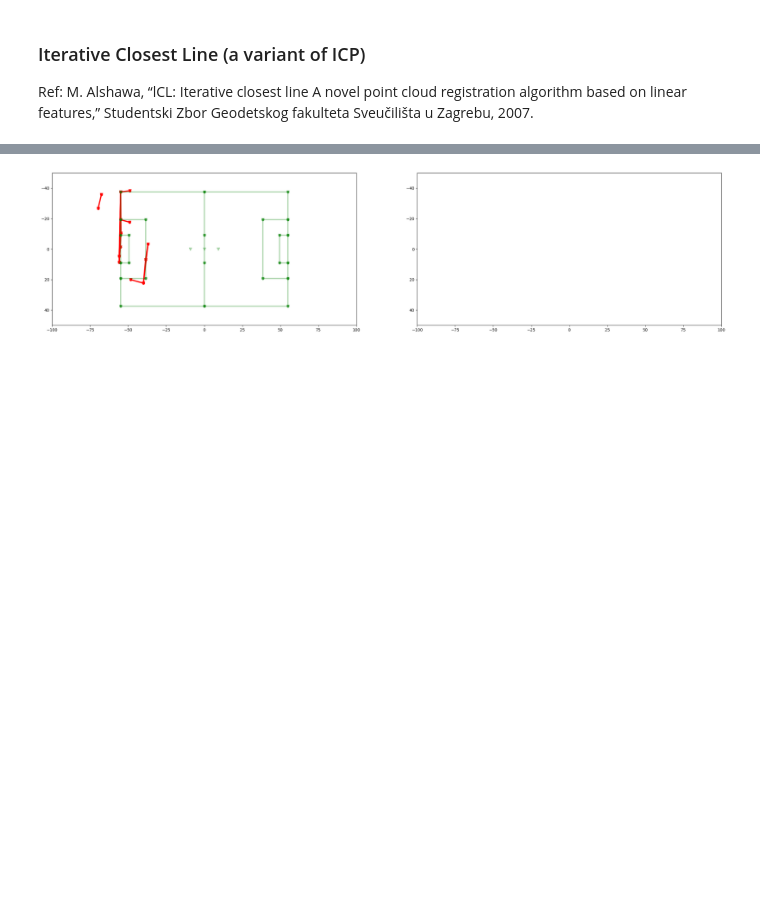
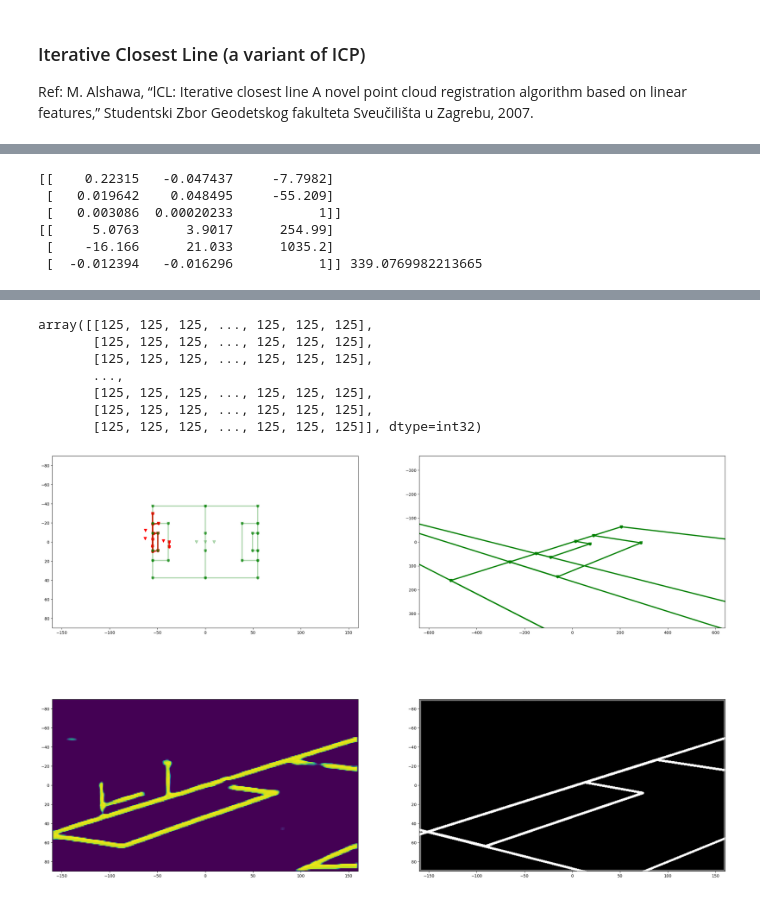
Before and after one commit to SamNguyen2k5/NUSC-ISC-FootballAnalysis, a Jupyter notebook: notebooks/251028 - Keypoint Mask Clustering.ipynb, the cells around one changed output, grey strips where cells are left out. Drawn from its saved outputs; the diff is of its cells as text; code cells hidden in the pictures; blank space fills up the shorter version.

```diff
--- a/notebooks/251028 - Keypoint Mask Clustering.ipynb
+++ b/notebooks/251028 - Keypoint Mask Clustering.ipynb
@@ -191,7 +191,7 @@ def plot_clustering_mask(n, threshold=.8):
 # plot_clustering_mask(n=batch_size)
 # plot_clustering_mask(n=4)
 # %%
-IDX = 14
+IDX = 10
 img, labels = calibration_valid_dataset[IDX]
 
 seg_mask = unet_seg_model(torch.Tensor(img).unsqueeze(0).unsqueeze(1))
@@ -304,7 +311,7 @@ line[line[:, 0] < 0, :] *= -1
 line = line / np.linalg.norm(line[:, [0, 1]], axis=1, keepdims=True)
 print(line)
 
-dbscan_arg = DBSCAN(min_samples=2, eps=0.1).fit(line[:, [0, 1]])
+dbscan_arg = DBSCAN(min_samples=2, eps=0.05).fit(line[:, [0, 1]])
 line_arg_labels = dbscan_arg.labels_
 
 print(line_arg_labels)
@@ -660,9 +668,61 @@ homography_true
+# %%
+homography_rectification = homography_true @ homography_affine_similarity
+homography_transform = np.linalg.inv(homography_rectification)
+
+homography_rectification /= homography_rectification[2, 2]
+homography_transform /= homography_transform[2, 2]
+
+print(homography_rectification)
+print(homography_transform, np.linalg.det(homography_transform))
+# %% [output]
+[[    0.22315   -0.047437     -7.7982]
+ [   0.019642    0.048495     -55.209]
+ [   0.003086  0.00020233           1]]
+[[     5.0763      3.9017      254.99]
+ [    -16.166      21.033      1035.2]
+ [  -0.012394   -0.016296           1]] 339.0769982213665
 # %%
-fig, ax = plt.subplots(ncols=2, nrows=1, figsize=(30, 20))
-deepcopy(original_frame).apply_homography(homography_affine_similarity).apply_homography(homography_true).plot(ax[0], color_pts='red', color_seg='red')
-pitch_frame.plot(ax[0], color_pts='green', color_seg='green', alpha=0.3)
-for idx in range(2):
-    ax[idx].set_aspect('equal')
-    ax[idx].set_xlim(-100, 100)
-    ax[idx].set_ylim(50, -50)
+fig, ax = plt.subplots(ncols=2, nrows=2, figsize=(30, 20))
+for idx in range(4):
+    ax.flat[idx].set_aspect('equal')
+    ax.flat[idx].set_xlim(-160, 160)
+    ax.flat[idx].set_ylim(90, -90)
+
+deepcopy(original_frame).apply_homography(homography_rectification).plot(ax[0, 0], color_pts='red', color_seg='red')
+pitch_frame.plot(ax[0, 0], color_pts='green', color_seg='green', alpha=0.3)
+
+deepcopy(pitch_frame) \
+    .apply_homography(np.linalg.inv(homography_rectification)) \
+    .plot(ax[0, 1], color_pts='green', color_seg='green')
+ax[0, 1].set_xlim(-640, 640)
+ax[0, 1].set_ylim(360, -360)
+
+transformed_pitch_frame = deepcopy(pitch_frame).apply_homography(homography_transform)
+# print(transformed_pitch_frame.points)
+
+# print(pitch_frame.points[list(PitchKeypointMapping.BOX_GOALKEEPER_RIGHT)][2])
+# print(transformed_pitch_frame.points[list(PitchKeypointMapping.BOX_GOALKEEPER_RIGHT)][2])
+
+p = pitch_frame.points[PitchKeypointMapping.RIGHT_GOALKEEPER_BOTTOM_RIGHT]
+q = transformed_pitch_frame.points[PitchKeypointMapping.RIGHT_GOALKEEPER_BOTTOM_RIGHT]
+p2 = pitch_frame.points[PitchKeypointMapping.RIGHT_PENALTY_BOTTOM_RIGHT]
+q2 = transformed_pitch_frame.points[PitchKeypointMapping.RIGHT_PENALTY_BOTTOM_RIGHT]
+
+p_ = p @ homography_transform.T
+p_ /= p_[2]
+
+p2_ = p2 @ homography_transform.T
+p2_ /= p2_[2]
+
+print(homography_transform)
+print(p)
+print(homography_transform.dot(p))
+print(p_)
+print('--------')
+print(p2)
+print(homography_transform.dot(p2))
+print(p2_)
+
+ax[1, 0].imshow(seg_mask, extent=[-160, 160, 90, -90])
+Pitch().apply_homography(torch.Tensor(homography_transform)).plot(ax[1, 1], scale=2, thickness=3)
 # %% [output]
@@ -669 +739,8 @@ for idx in range(2):
+array([[125, 125, 125, ..., 125, 125, 125],
+       [125, 125, 125, ..., 125, 125, 125],
+       [125, 125, 125, ..., 125, 125, 125],
+       ...,
+       [125, 125, 125, ..., 125, 125, 125],
+       [125, 125, 125, ..., 125, 125, 125],
+       [125, 125, 125, ..., 125, 125, 125]], dtype=int32)
-[figure, old version]
+[figure, new version]
```
Also changed, not shown: parts of 20 cells of this notebook, 24 other files.
